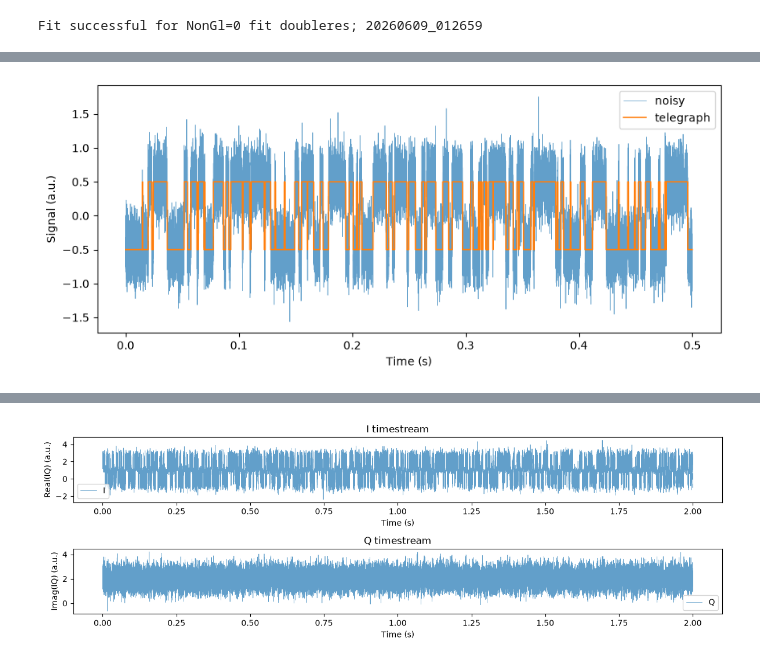
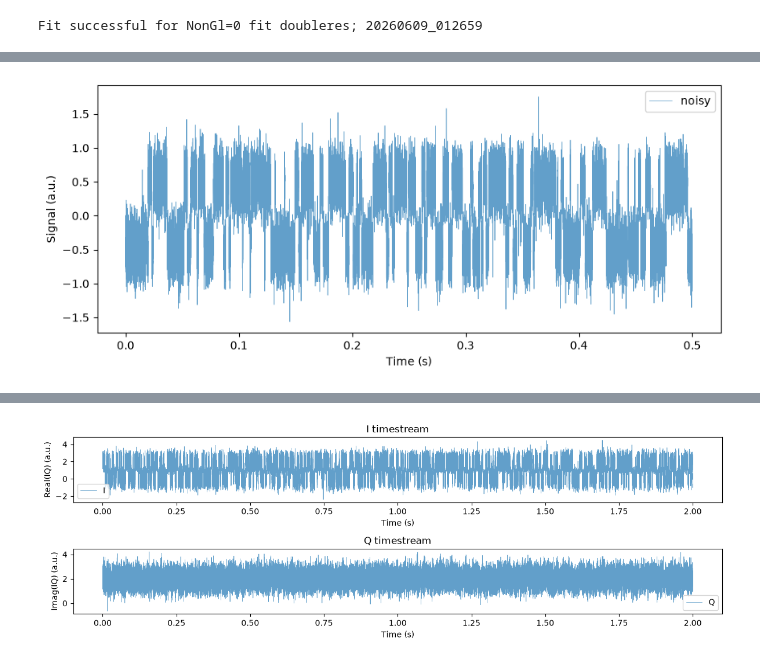
Before and after one commit to smithzj1694/slac-summer-institute-smurf_tutorial, a Jupyter notebook: SQUAT_demo.ipynb, the cells around one changed output, grey strips where cells are left out. Cells and saved outputs as stored; diff of their text form; code cells hidden in the pictures.

```diff
--- a/SQUAT_demo.ipynb
+++ b/SQUAT_demo.ipynb
@@ -163,19 +166,19 @@ In this section, you will....
 # %%
 # 0.5 s of data, 50 kHz sampling, 200 Hz switching, SNR = 4
 t, data, clean = generate_squat_data(
     duration=0.5,
     sampling_rate=50_000,
     switching_rate=200,
     snr=4.0,
     seed=42,
 )
 
 plt.figure(figsize=(10, 4))
 plt.plot(t, data, lw=0.5, alpha=0.7, label="noisy")
-plt.plot(t, clean, lw=1.2, label="telegraph")
+# plt.plot(t, clean, lw=1.2, label="telegraph")
 plt.xlabel("Time (s)")
 plt.ylabel("Signal (a.u.)")
 plt.legend()
 plt.show()
 # %% [output]
-[figure, old version]
+[figure, new version]
```
Also changed, not shown: parts of 24 cells of this notebook, 8 other files.
